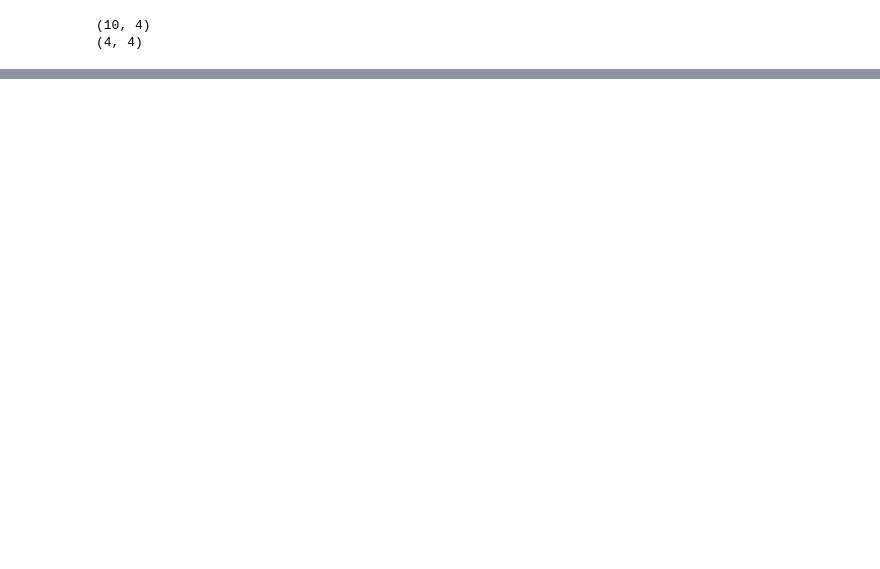
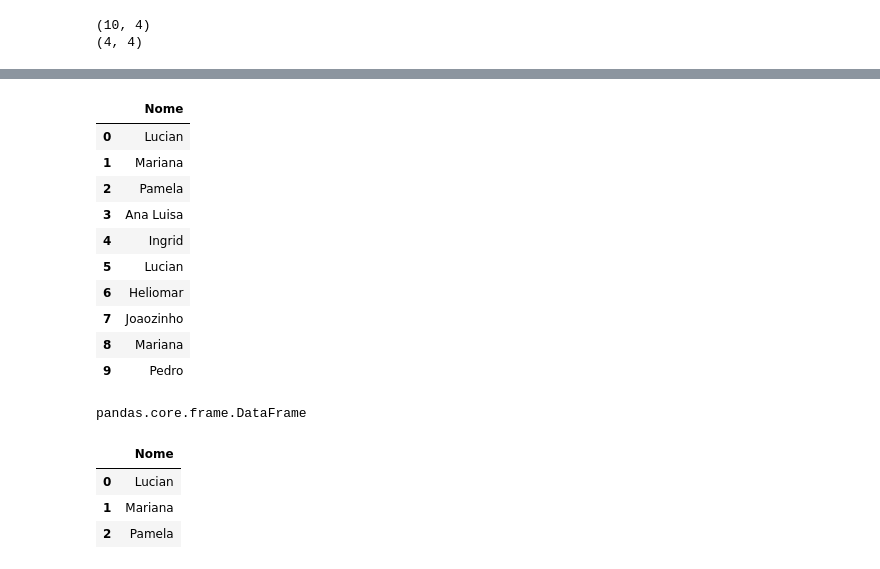
Before and after one commit to lucian-bonifacio/curso-python, a Jupyter notebook: curso-leandroguerra/Treinando Data Frame.ipynb, the cells around one changed output, grey strips where cells are left out. Cells and saved outputs as stored; diff of their text form; code cells hidden in the pictures; blank space fills up the shorter version.

```diff
--- a/curso-leandroguerra/Treinando Data Frame.ipynb
+++ b/curso-leandroguerra/Treinando Data Frame.ipynb
@@ -232,0 +265,27 @@ df
+# %%
+df = pd.DataFrame(dic_series, columns=['Nome'])
+df
+# %% [output]
+|  | Nome |
+| 0 | Lucian |
+| 1 | Mariana |
+| 2 | Pamela |
+| 3 | Ana Luisa |
+| 4 | Ingrid |
+| 5 | Lucian |
+| 6 | Heliomar |
+| 7 | Joaozinho |
+| 8 | Mariana |
+| 9 | Pedro |
+# %%
+type(df)
+# %% [output]
+pandas.core.frame.DataFrame
+# %%
+df30 = df[0:3]
+df30
+# %% [output]
+|  | Nome |
+| 0 | Lucian |
+| 1 | Mariana |
+| 2 | Pamela |
```
Also changed, not shown: parts of 40 cells of this notebook.
